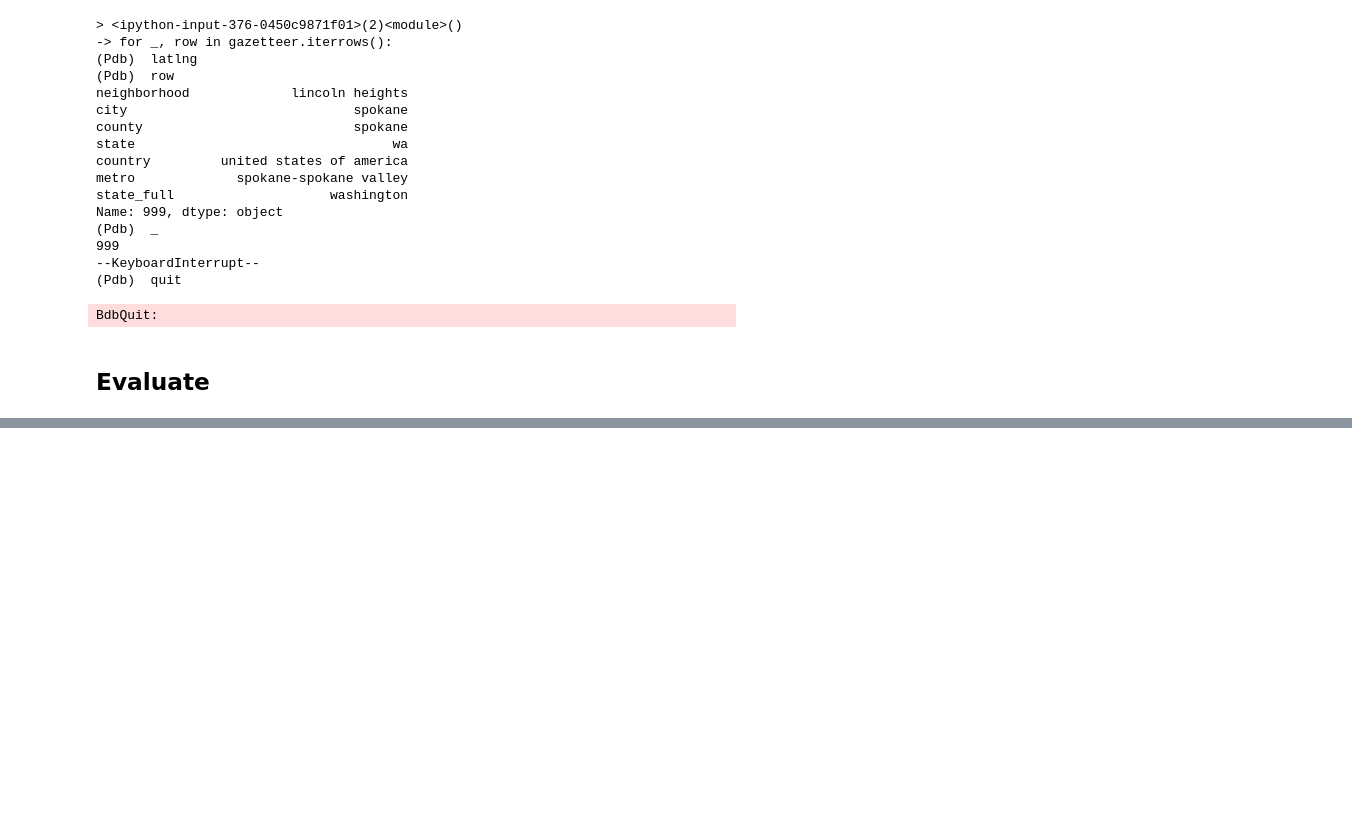
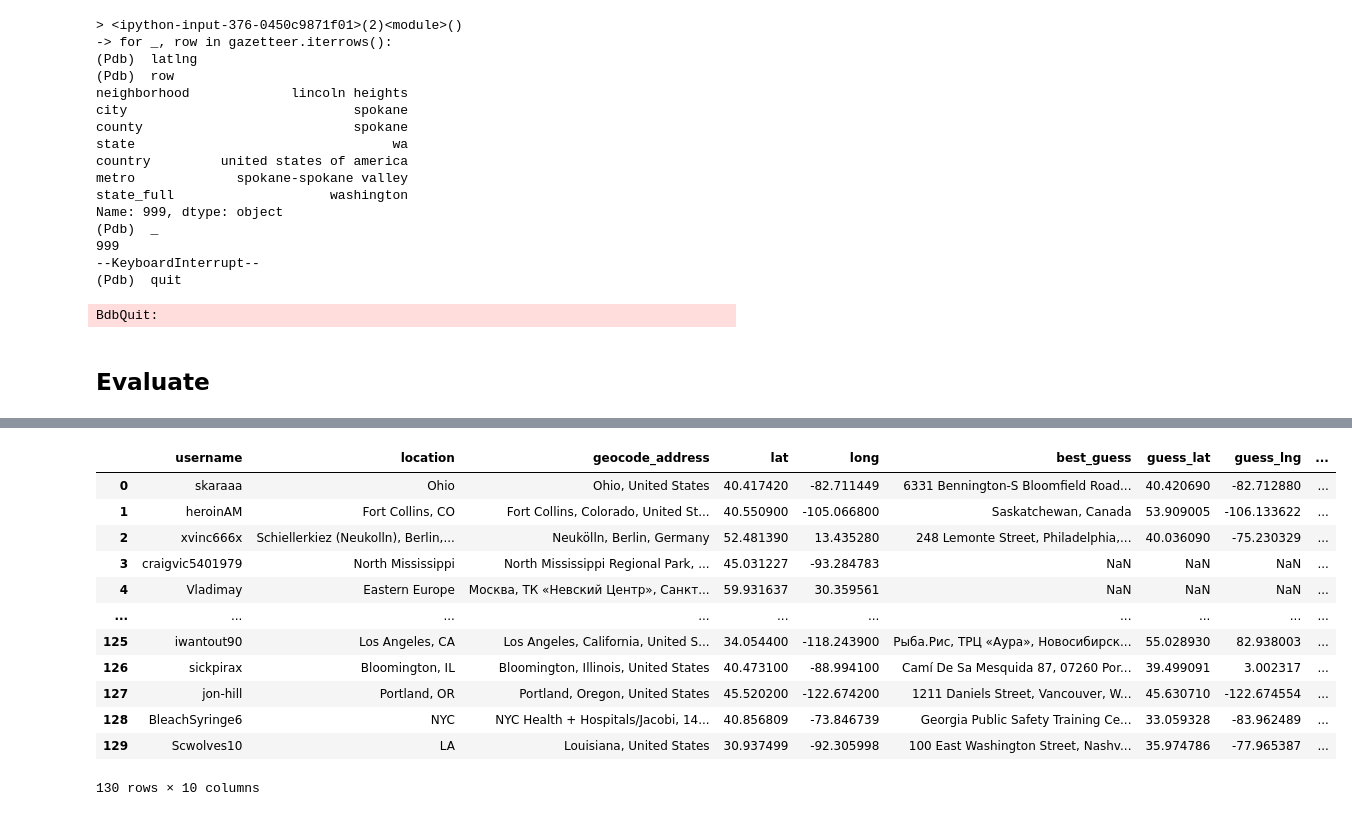
Before and after one commit to akilby/drug_pricing, a Jupyter notebook: notebooks/location-inference-clustering.ipynb, the cells around one changed output, grey strips where cells are left out. Cells and saved outputs as stored; diff of their text form; code cells hidden in the pictures; blank space fills up the shorter version.

```diff
--- a/notebooks/location-inference-clustering.ipynb
+++ b/notebooks/location-inference-clustering.ipynb
@@ -265,0 +294,18 @@ See the caveats in the documentation: http://pandas.pydata.org/pandas-docs/stabl
+# %%
+test = pd.read_csv("cluster-location-output.csv")
+# %%
+test
+# %% [output]
+|  | username | location | geocode_address | lat | long | best_guess | guess_lat | guess_lng | ... |
+| 0 | skaraaa | Ohio | Ohio, United States | 40.417420 | -82.711449 | 6331 Bennington-S Bloomfield Road... | 40.420690 | -82.712880 | ... |
+| 1 | heroinAM | Fort Collins, CO | Fort Collins, Colorado, United St... | 40.550900 | -105.066800 | Saskatchewan, Canada | 53.909005 | -106.133622 | ... |
+| 2 | xvinc666x | Schiellerkiez (Neukolln), Berlin,... | Neukölln, Berlin, Germany | 52.481390 | 13.435280 | 248 Lemonte Street, Philadelphia,... | 40.036090 | -75.230329 | ... |
+| 3 | craigvic5401979 | North Mississippi | North Mississippi Regional Park, ... | 45.031227 | -93.284783 | NaN | NaN | NaN | ... |
+| 4 | Vladimay | Eastern Europe | Москва, ТК «Невский Центр», Санкт... | 59.931637 | 30.359561 | NaN | NaN | NaN | ... |
+| ... | ... | ... | ... | ... | ... | ... | ... | ... | ... |
+| 125 | iwantout90 | Los Angeles, CA | Los Angeles, California, United S... | 34.054400 | -118.243900 | Рыба.Рис, ТРЦ «Аура», Новосибирск... | 55.028930 | 82.938003 | ... |
+| 126 | sickpirax | Bloomington, IL | Bloomington, Illinois, United States | 40.473100 | -88.994100 | Camí De Sa Mesquida 87, 07260 Por... | 39.499091 | 3.002317 | ... |
+| 127 | jon-hill | Portland, OR | Portland, Oregon, United States | 45.520200 | -122.674200 | 1211 Daniels Street, Vancouver, W... | 45.630710 | -122.674554 | ... |
+| 128 | BleachSyringe6 | NYC | NYC Health + Hospitals/Jacobi, 14... | 40.856809 | -73.846739 | Georgia Public Safety Training Ce... | 33.059328 | -83.962489 | ... |
+| 129 | Scwolves10 | LA | Louisiana, United States | 30.937499 | -92.305998 | 100 East Washington Street, Nashv... | 35.974786 | -77.965387 | ... |
+130 rows × 10 columns
```
Also changed, not shown: parts of 24 cells of this notebook, 3 other files.
